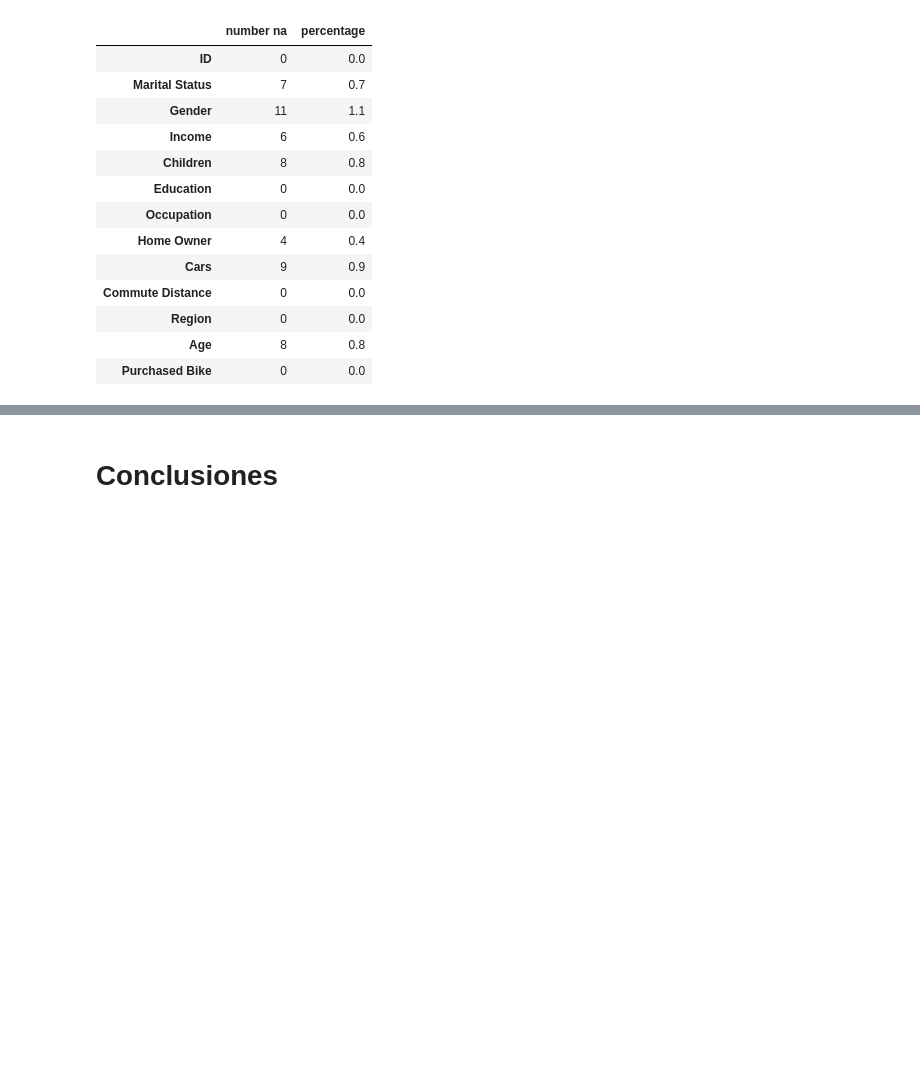
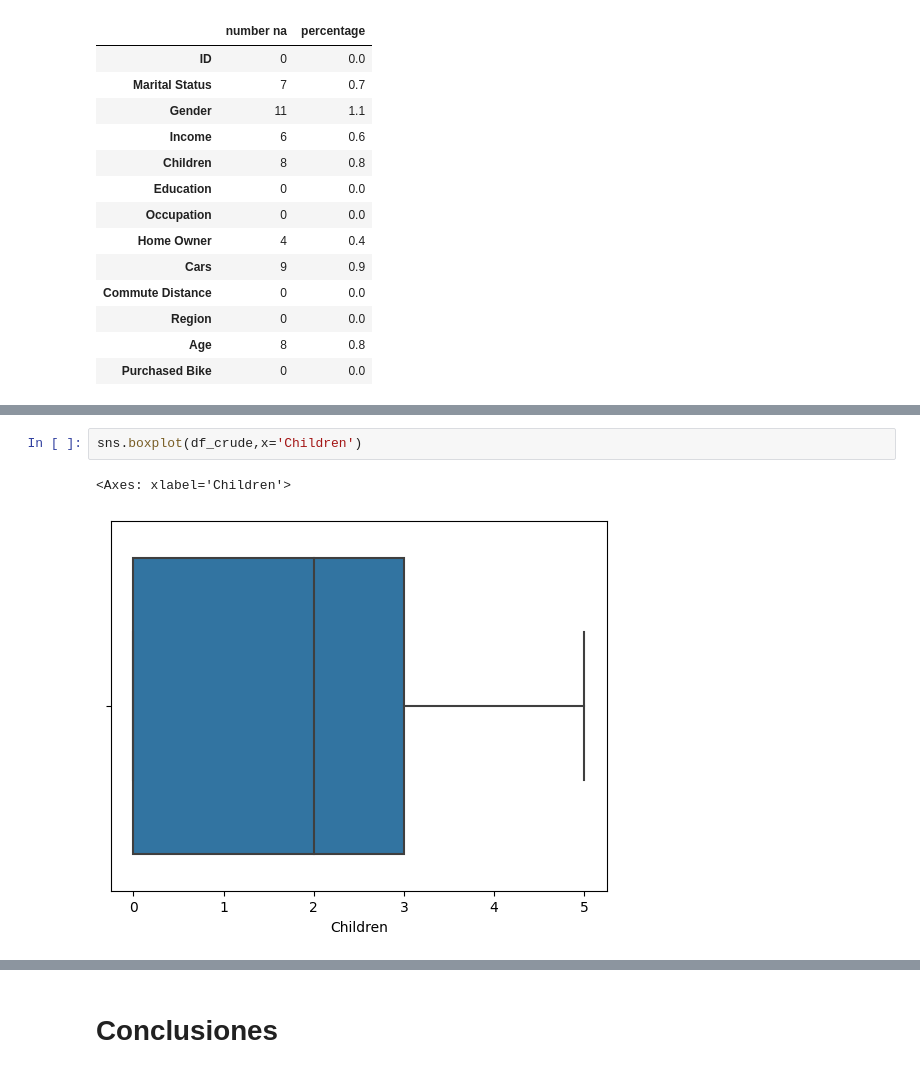
Before and after one commit to JosephRamirez-F4fu/FDS-2023-1-CC52, a Jupyter notebook: code/02_Comprension_datos.ipynb, the cells around one changed output, grey strips where cells are left out. Drawn from its saved outputs; the diff is of its cells as text; blank space fills up the shorter version.

```diff
--- a/code/02_Comprension_datos.ipynb
+++ b/code/02_Comprension_datos.ipynb
@@ -450,0 +518,5 @@ df_numero_na
+# %%
+sns.boxplot(df_crude,x='Children')
+# %% [output]
+<Axes: xlabel='Children'>
+[figure, added]
```
Also changed, not shown: parts of 8 cells of this notebook, 3 other files.
